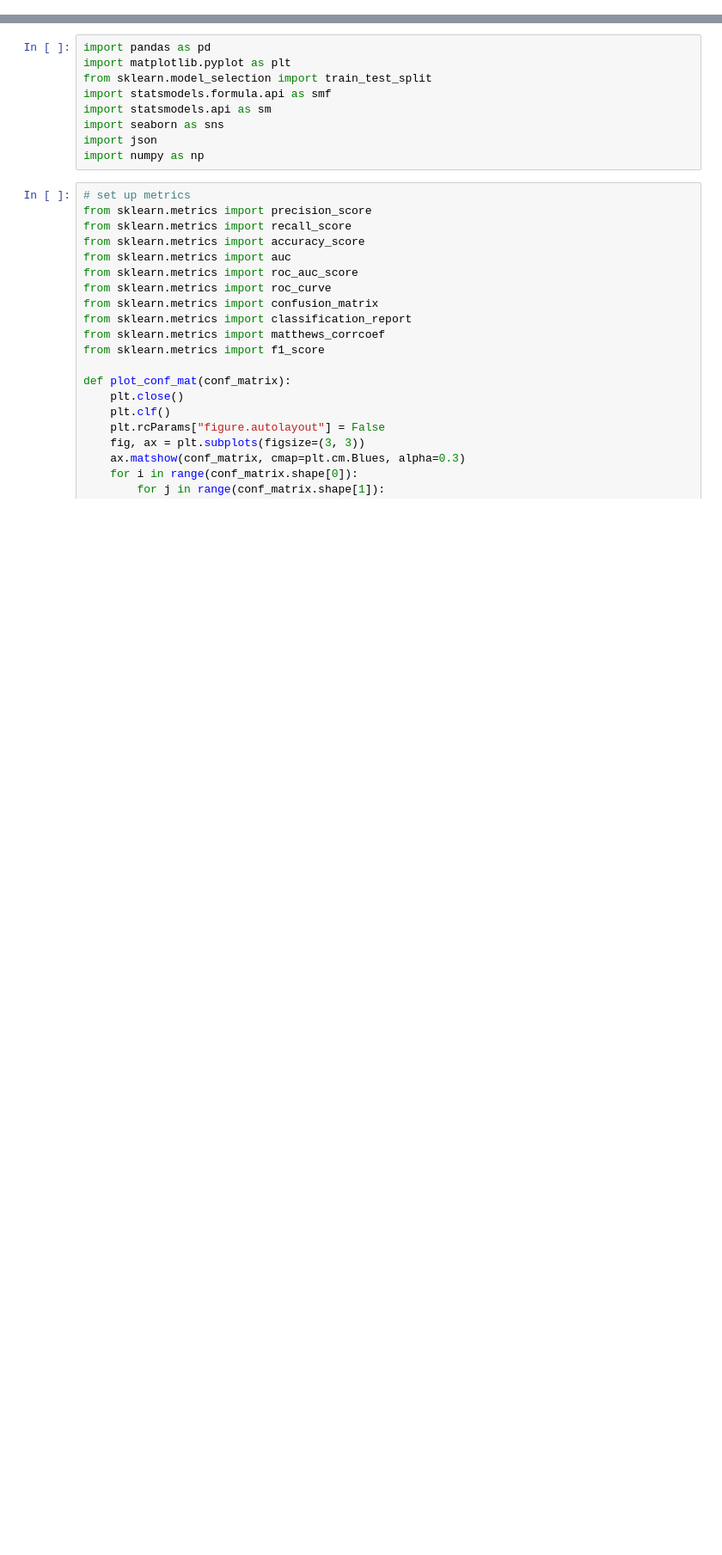
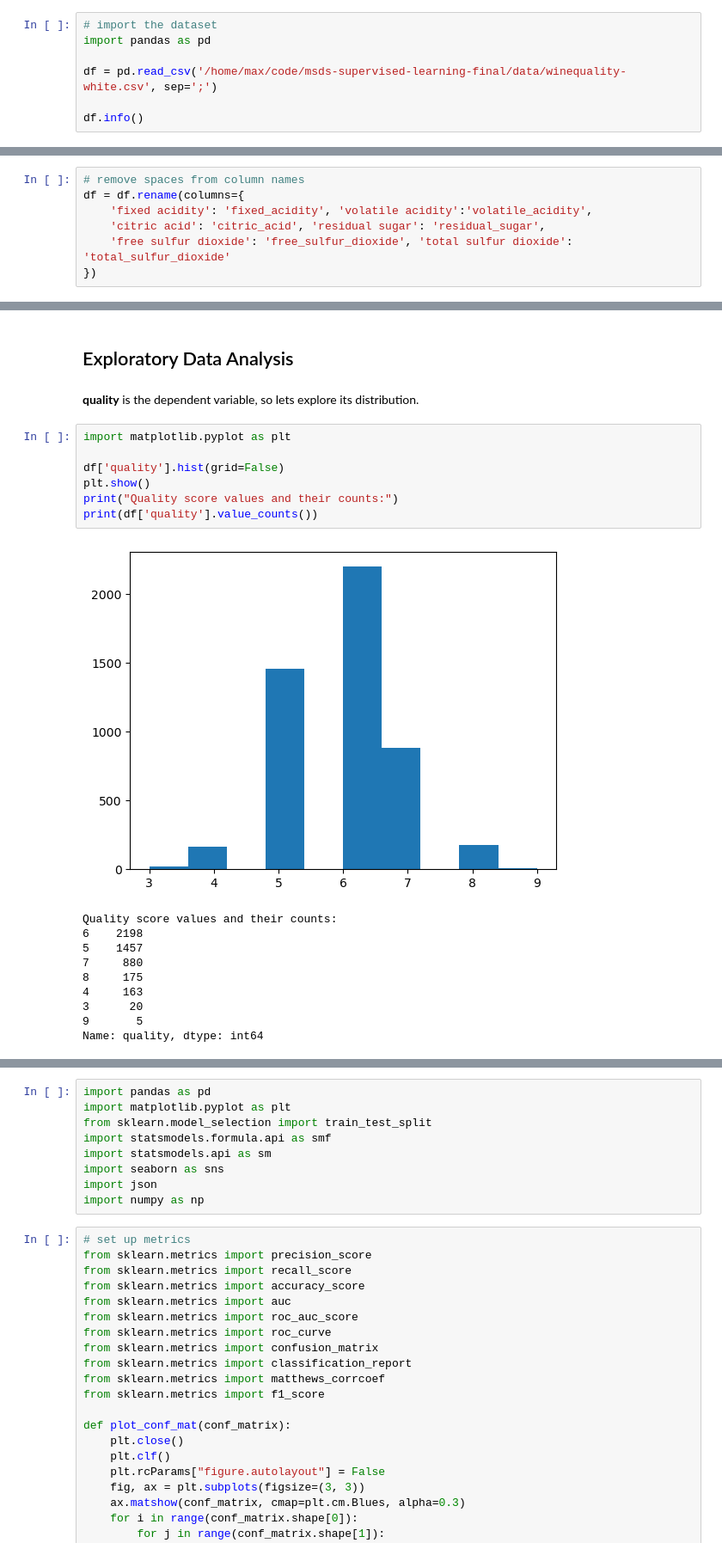
Before and after one commit to mgribov/msds-supervised-learning-final, a Jupyter notebook: Cleaned up version.ipynb, the cells around one changed output, grey strips where cells are left out. Shown: that part at 86% size. Saved outputs shown, nothing was run; the diff lists cells and outputs as text; blank space fills up the shorter version.

```diff
--- a/Cleaned up version.ipynb
+++ b/Cleaned up version.ipynb
@@ -0,0 +31,7 @@
+# %%
+# import the dataset
+import pandas as pd
+
+df = pd.read_csv('/home/max/code/msds-supervised-learning-final/data/winequality-white.csv', sep=';')
+
+df.info()
@@ -0,0 +58,7 @@
+# %%
+# remove spaces from column names
+df = df.rename(columns={
+    'fixed acidity': 'fixed_acidity', 'volatile acidity':'volatile_acidity',
+    'citric acid': 'citric_acid', 'residual sugar': 'residual_sugar',
+    'free sulfur dioxide': 'free_sulfur_dioxide', 'total sulfur dioxide': 'total_sulfur_dioxide'
+})
@@ -0,0 +75,22 @@
+# %% [markdown]
+## Exploratory Data Analysis
+# %% [markdown]
+**quality** is the dependent variable, so lets explore its distribution.
+# %%
+import matplotlib.pyplot as plt
+
+df['quality'].hist(grid=False)
+plt.show()
+print("Quality score values and their counts:")
+print(df['quality'].value_counts())
+# %% [output]
+[figure, added]
+Quality score values and their counts:
+6    2198
+5    1457
+7     880
+8     175
+4     163
+3      20
+9       5
+Name: quality, dtype: int64
```
Also changed, not shown: parts of 29 cells of this notebook.
